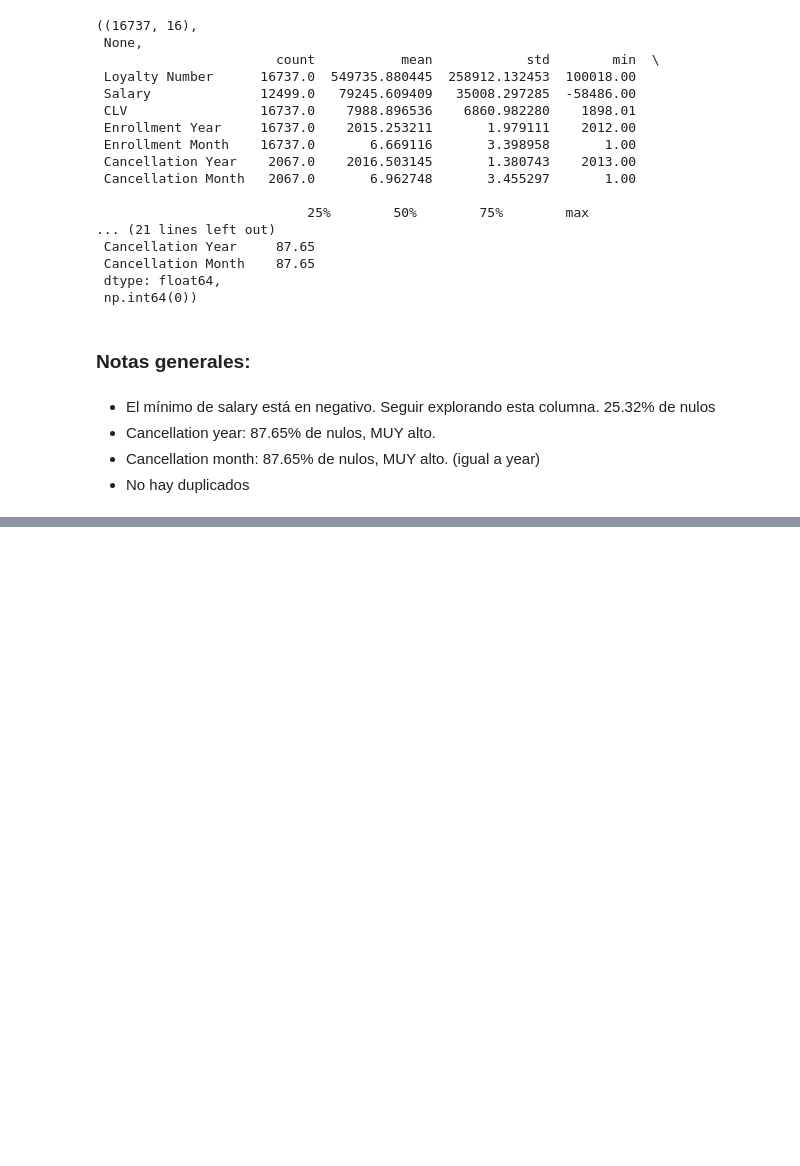
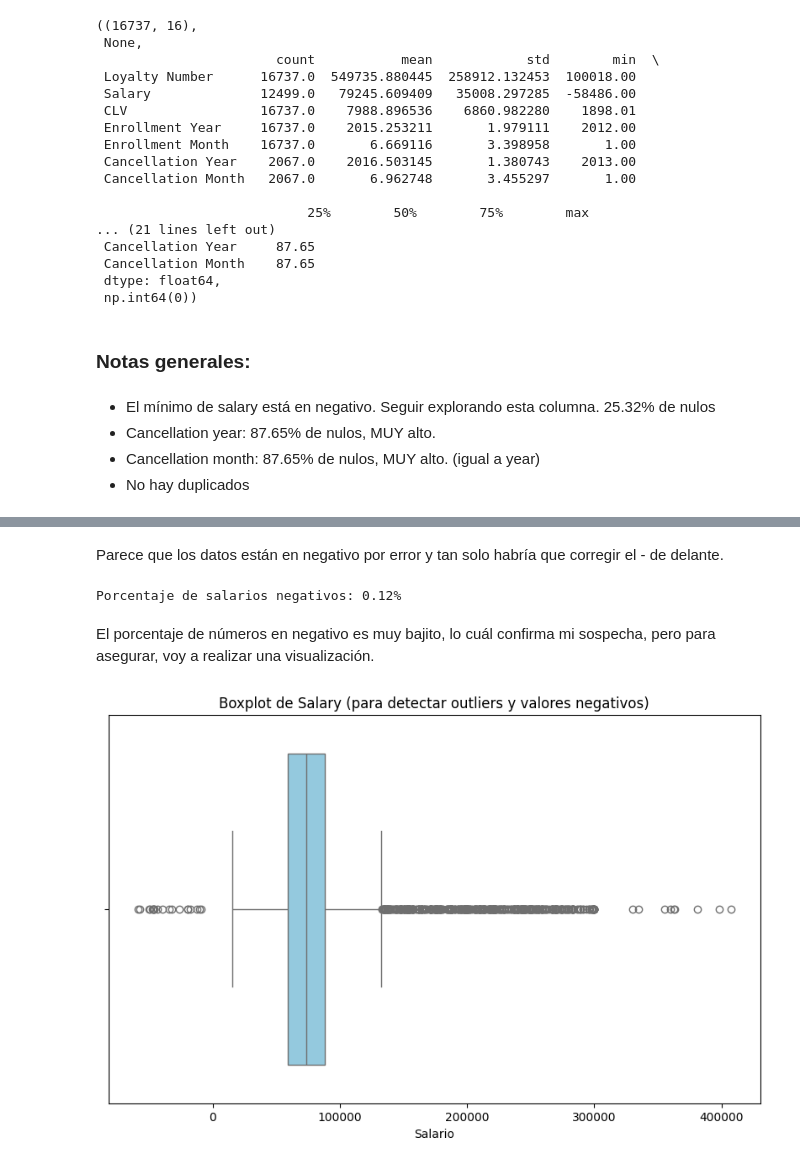
Before and after one commit to Adalab/bda-modulo-3-evaluacion-final-elenapavonfernandez-ui, a Jupyter notebook: notebooks/01_exploracion.ipynb, the cells around one changed output, grey strips where cells are left out. Drawn from its saved outputs; the diff is of its cells as text; code cells hidden in the pictures; blank space fills up the shorter version.

```diff
--- a/notebooks/01_exploracion.ipynb
+++ b/notebooks/01_exploracion.ipynb
@@ -294,0 +316,27 @@ df_l["Salary"]
+# %% [markdown]
+Parece que los datos están en negativo por error y tan solo habría que corregir el - de delante.
+# %%
+#Comprobar porcentaje de negativos
+
+# Número de salarios negativos:
+negativos = df_l[df_l["Salary"] < 0].shape[0]
+
+# Número total de filas
+total_filas = df_l.shape[0]
+
+# Porcentaje de negativos
+pct_negativos = (negativos / total_filas) * 100
+
+print(f"Porcentaje de salarios negativos: {pct_negativos:.2f}%")
+# %% [output]
+Porcentaje de salarios negativos: 0.12%
+# %% [markdown]
+El porcentaje de números en negativo es muy bajito, lo cuál confirma mi sospecha, pero para asegurar, voy a realizar una visualización.
+# %%
+plt.figure(figsize=(10,6))
+sns.boxplot(x=df_l["Salary"], color="skyblue")
+plt.title("Boxplot de Salary (para detectar outliers y valores negativos)")
+plt.xlabel("Salario")
+plt.show()
+# %% [output]
+[figure, added]
```
Also changed, not shown: parts of 21 cells of this notebook, 1 other file.
